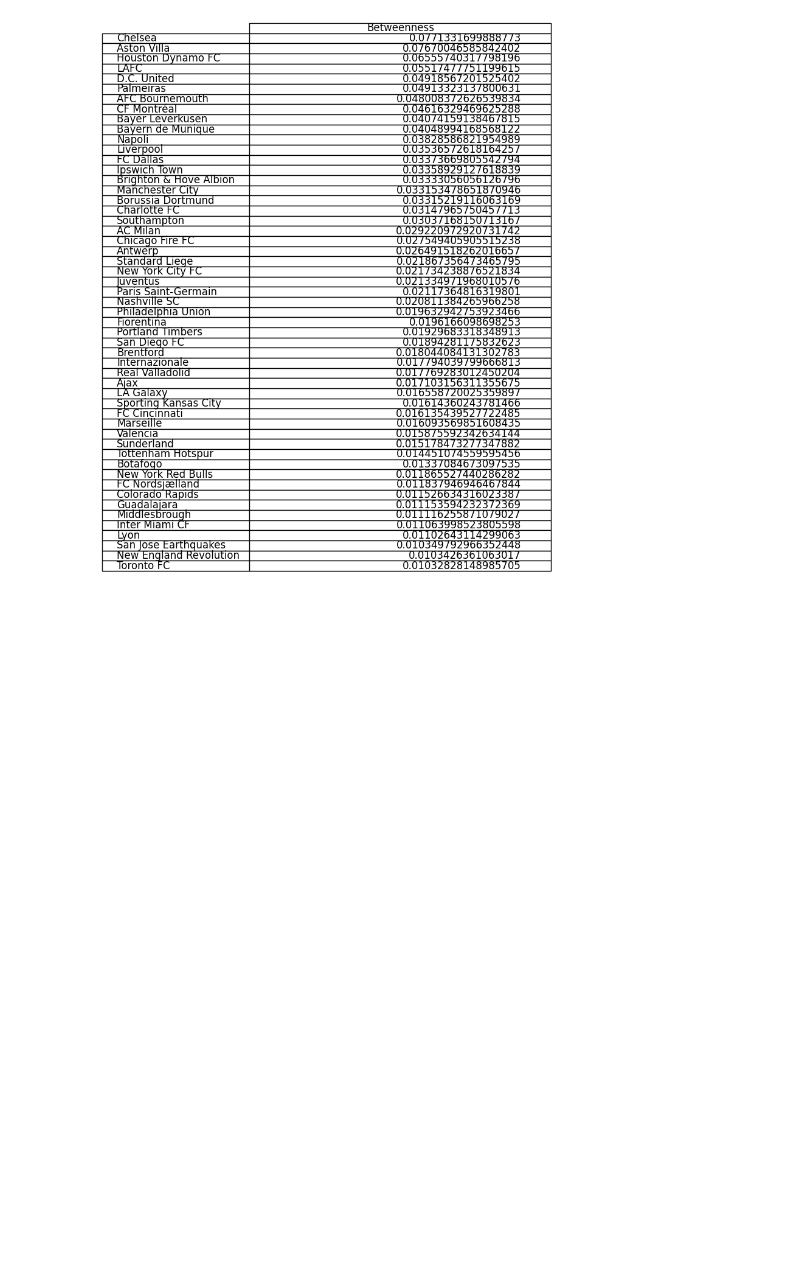
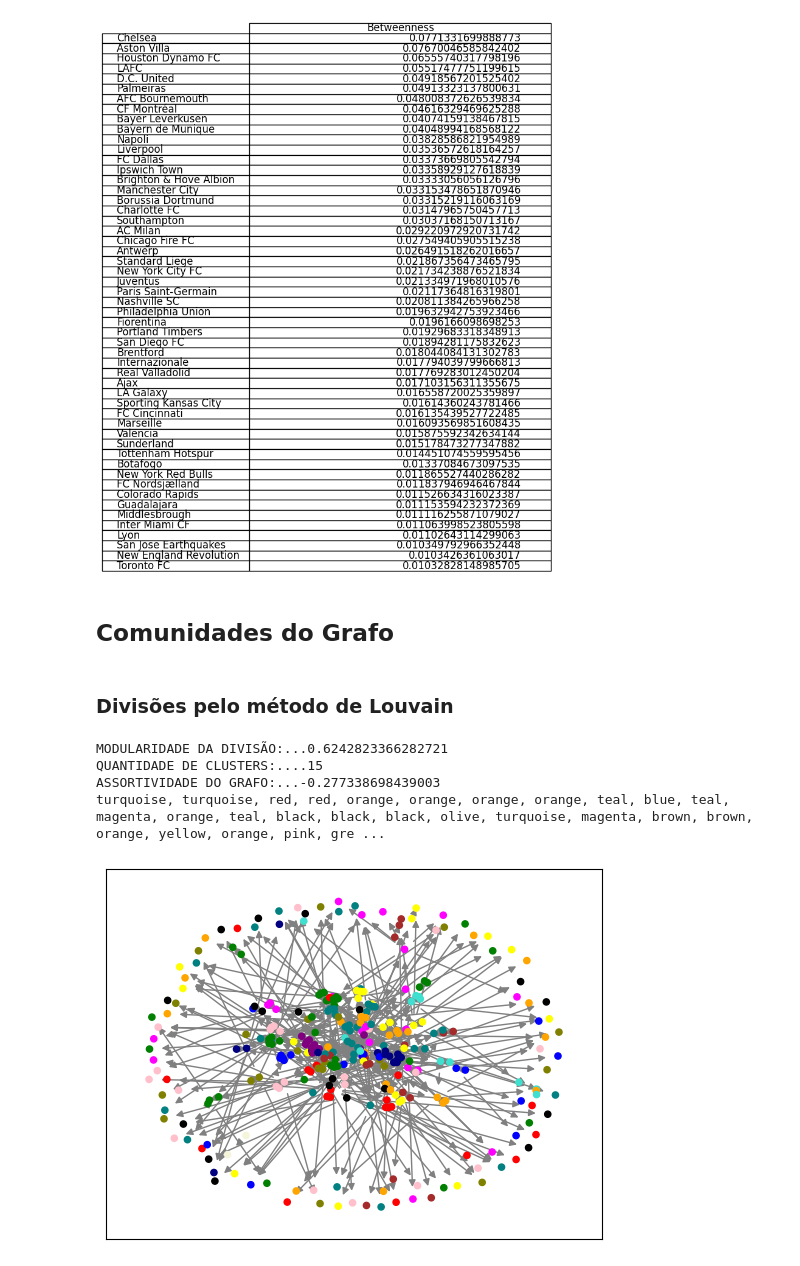
Before and after one commit to falcaoalvinho/projeto-cr-ufabc, a Jupyter notebook: plotagem.ipynb, the cells around one changed output. Cells and saved outputs as stored; diff of their text form; code cells hidden in the pictures; blank space fills up the shorter version.

Commit message:
descobertas divisões de comunidades usando método de Lovain

```diff
--- a/plotagem.ipynb
+++ b/plotagem.ipynb
@@ -332,3 +299,57 @@ plt.show()
 Quantidade de Times com Centralidade de Intermediação >= 0.01: 53
 Porcentagem que esse grupo representa: 16.93%
 [figure]
+# %% [markdown]
+## Comunidades do Grafo
+# %% [markdown]
+### Divisões pelo método de Louvain
+# %%
+import numpy as np
+
+comunidades_louvain = community.louvain_communities(grafo)
+ordem_grafo         = list(grafo.nodes())
+
+cores = [
+    'red',
+    'orange',
+    'yellow',
+    'olive',
+    'green',
+    'turquoise',
+    'teal',
+    'blue',
+    'navy',
+    'purple',
+    'magenta',
+    'pink',
+    'brown',
+    'beige',
+    'black'
+        ]
+
+print(f'MODULARIDADE DA DIVISÃO:...{nx.community.modularity(grafo, comunidades_louvain)}')
+print(f'QUANTIDADE DE CLUSTERS:....{len(comunidades_louvain)}')
+print(f'ASSORTIVIDADE DO GRAFO:...{nx.degree_assortativity_coefficient(grafo)}')
+
+colors_sort = {}
+for elemento in ordem_grafo:
+    for i in range(len(comunidades_louvain)):
+        if elemento in comunidades_louvain[i]:
+            colors_sort[elemento] = cores[i]
+            break
+
+layout = nx.spring_layout(grafo)
+
+# print(", ".join(grafo.nodes()))
+# print(", ".join(list(colors_sort.keys())))
+print(", ".join(list(colors_sort.values())))
+
+nx.draw_networkx_nodes(grafo, layout, node_color=list(colors_sort.values()), node_size=20)
+nx.draw_networkx_edges(grafo, layout, edge_color='gray', arrowsize=10)
+plt.show()
+# %% [output]
+MODULARIDADE DA DIVISÃO:...0.6242823366282721
+QUANTIDADE DE CLUSTERS:....15
+ASSORTIVIDADE DO GRAFO:...-0.277338698439003
+turquoise, turquoise, red, red, orange, orange, orange, orange, teal, blue, teal, magenta, orange, teal, black, black, black, olive, turquoise, magenta, brown, brown, orange, yellow, orange, pink, gre ...
+[figure, added]
```
Also changed, not shown: parts of 6 cells of this notebook.
